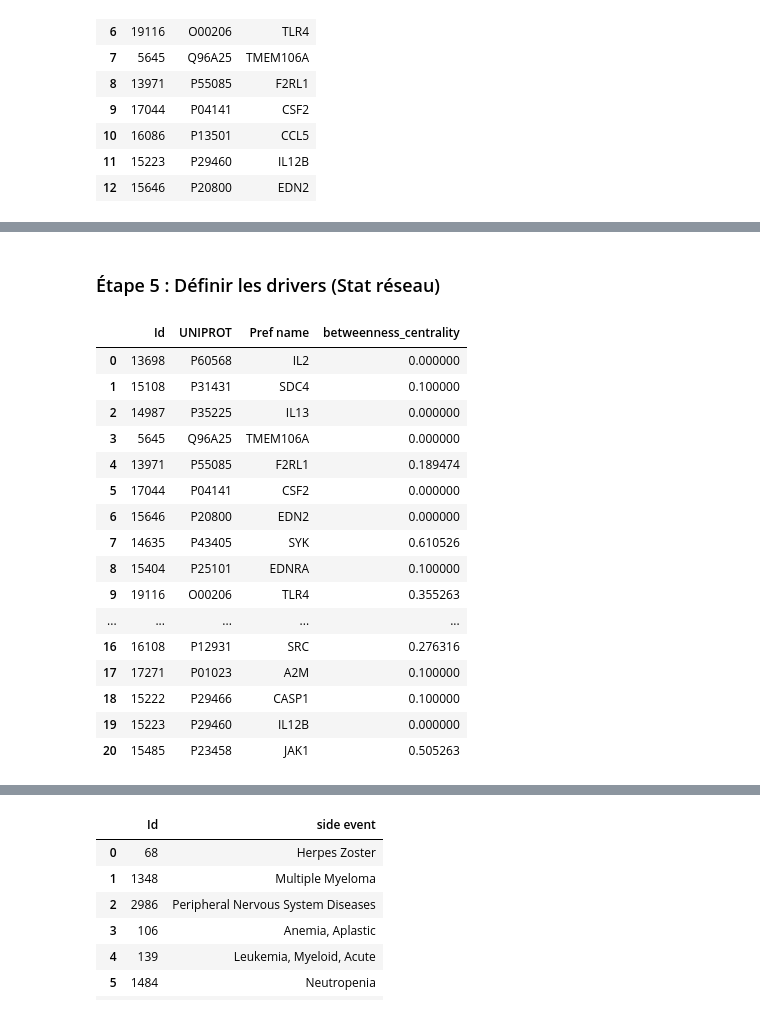
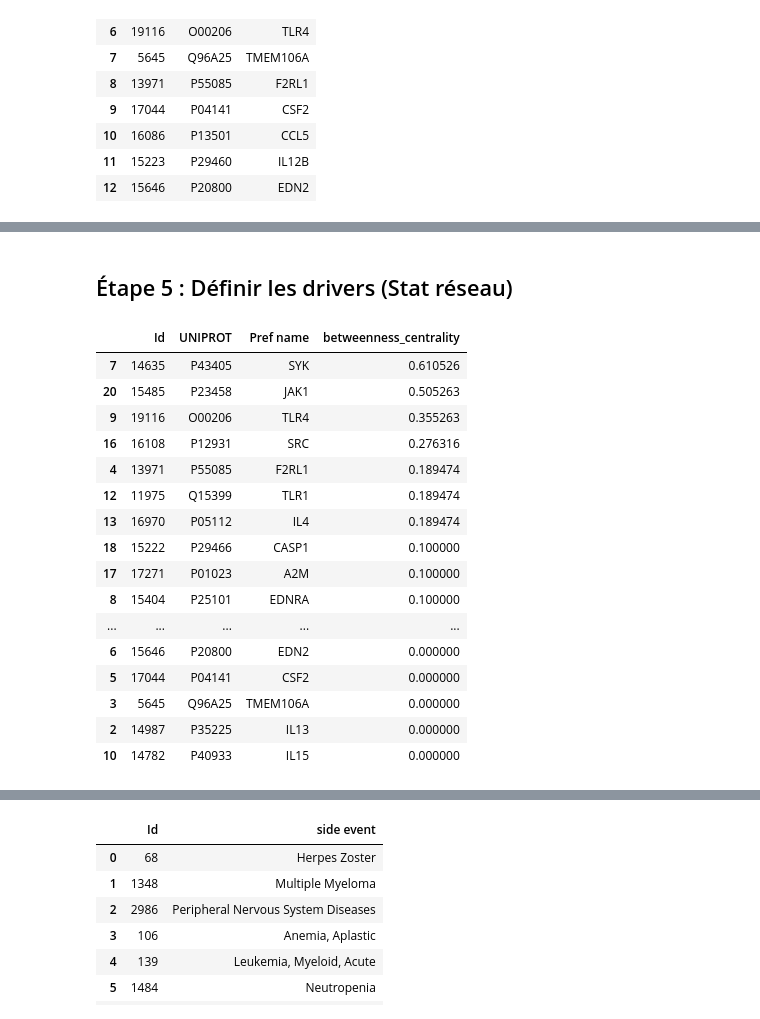
Before and after one commit to journeytn/journey-towards-networking, a Jupyter notebook: 2023_V1_TP.ipynb, the cells around one changed output, grey strips where cells are left out. Saved outputs shown, nothing was run; the diff lists cells and outputs as text; code cells hidden in the pictures.

```diff
--- a/2023_V1_TP.ipynb
+++ b/2023_V1_TP.ipynb
@@ -90,25 +94,25 @@ df
 | 397 | 120163 | negative regulation of cold-induc... | 25.4 | 2.888794e-03 | 47 | 2 | [TLR4, IL15] |
 | 398 | 1901214 | regulation of neuron death | 24.9 | 3.946383e-02 | 24 | 1 | [CCL5] |
 # %% [markdown]
-### Étape 5 : Définir les drivers (Stat réseau)
+## Étape 5 : Définir les drivers (Stat réseau)
 # %%
-dataframe_betweenness_centrality(GConnected)
+dataframe_betweenness_centrality(GConnected).sort_values('betweenness_centrality', ascending=False)
 # %% [output]
 |  | Id | UNIPROT | Pref name | betweenness_centrality |
-| 0 | 13698 | P60568 | IL2 | 0.000000 |
-| 1 | 15108 | P31431 | SDC4 | 0.100000 |
+| 7 | 14635 | P43405 | SYK | 0.610526 |
+| 20 | 15485 | P23458 | JAK1 | 0.505263 |
+| 9 | 19116 | O00206 | TLR4 | 0.355263 |
+| 16 | 16108 | P12931 | SRC | 0.276316 |
+| 4 | 13971 | P55085 | F2RL1 | 0.189474 |
+| 12 | 11975 | Q15399 | TLR1 | 0.189474 |
+| 13 | 16970 | P05112 | IL4 | 0.189474 |
+| 18 | 15222 | P29466 | CASP1 | 0.100000 |
+| 17 | 17271 | P01023 | A2M | 0.100000 |
+| 8 | 15404 | P25101 | EDNRA | 0.100000 |
+| ... | ... | ... | ... | ... |
+| 6 | 15646 | P20800 | EDN2 | 0.000000 |
+| 5 | 17044 | P04141 | CSF2 | 0.000000 |
+| 3 | 5645 | Q96A25 | TMEM106A | 0.000000 |
 | 2 | 14987 | P35225 | IL13 | 0.000000 |
-| 3 | 5645 | Q96A25 | TMEM106A | 0.000000 |
-| 4 | 13971 | P55085 | F2RL1 | 0.189474 |
-| 5 | 17044 | P04141 | CSF2 | 0.000000 |
-| 6 | 15646 | P20800 | EDN2 | 0.000000 |
-| 7 | 14635 | P43405 | SYK | 0.610526 |
-| 8 | 15404 | P25101 | EDNRA | 0.100000 |
-| 9 | 19116 | O00206 | TLR4 | 0.355263 |
-| ... | ... | ... | ... | ... |
-| 16 | 16108 | P12931 | SRC | 0.276316 |
-| 17 | 17271 | P01023 | A2M | 0.100000 |
-| 18 | 15222 | P29466 | CASP1 | 0.100000 |
-| 19 | 15223 | P29460 | IL12B | 0.000000 |
-| 20 | 15485 | P23458 | JAK1 | 0.505263 |
+| 10 | 14782 | P40933 | IL15 | 0.000000 |
 # %%
```
Also changed, not shown: parts of 15 cells of this notebook, 11 other files.
